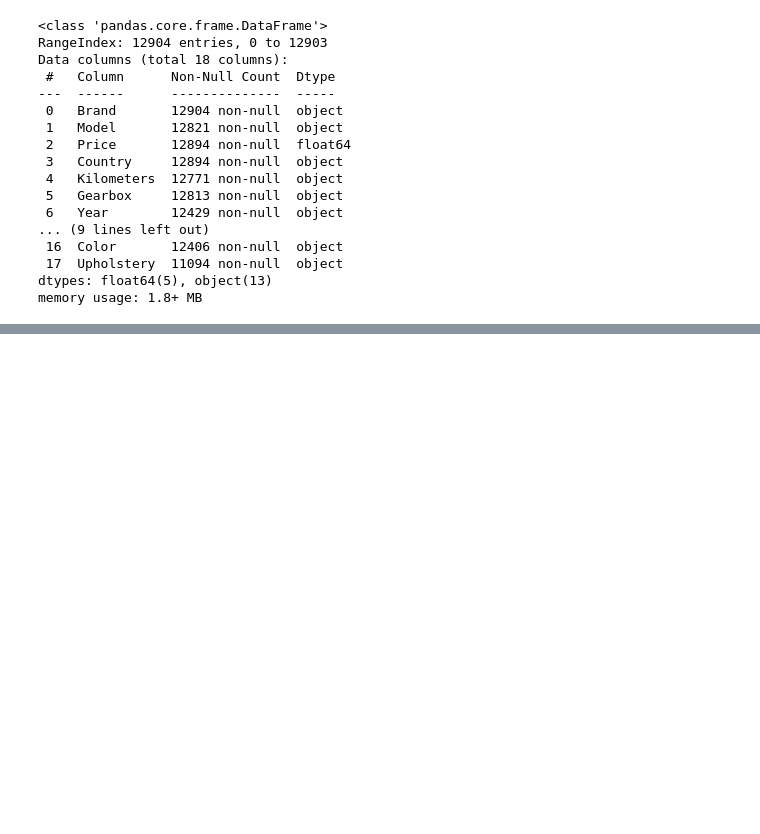
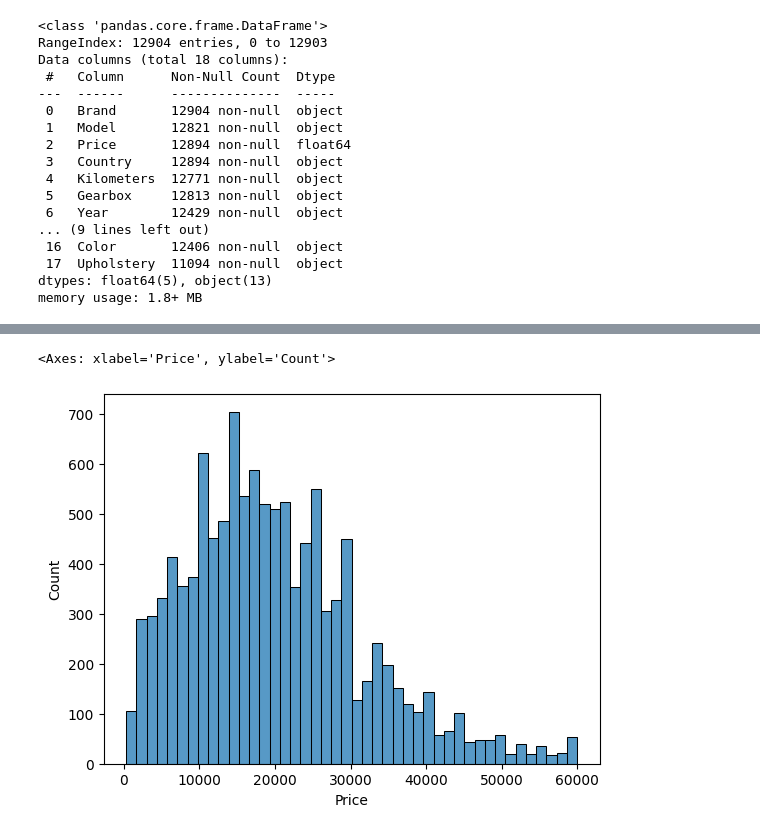
Before and after one commit to Balirina/ML_Project, a Jupyter notebook: notebooks/02_LimpiezaEDA.ipynb, the cells around one changed output, grey strips where cells are left out. Drawn from its saved outputs; the diff is of its cells as text; code cells hidden in the pictures; blank space fills up the shorter version.

```diff
--- a/notebooks/02_LimpiezaEDA.ipynb
+++ b/notebooks/02_LimpiezaEDA.ipynb
@@ -267,0 +277,11 @@ sns.scatterplot(df[], y='Price', x='Kilometers', hue='Brand')
+# %%
+df_coches_caros = df[df['Price']>60000]
+df_coches_baratos = df[df['Price']<=60000]
+
+df_coches_caros.to_csv('../data/processed/coches_caros_procc.csv', index = False)
+df_coches_baratos.to_csv('../data/processed/coches_baratos_procc.csv', index = False)
+# %%
+sns.histplot( df_coches_baratos['Price'])
+# %% [output]
+<Axes: xlabel='Price', ylabel='Count'>
+[figure, added]
```
Also changed, not shown: parts of 44 cells of this notebook, 1 other file.
